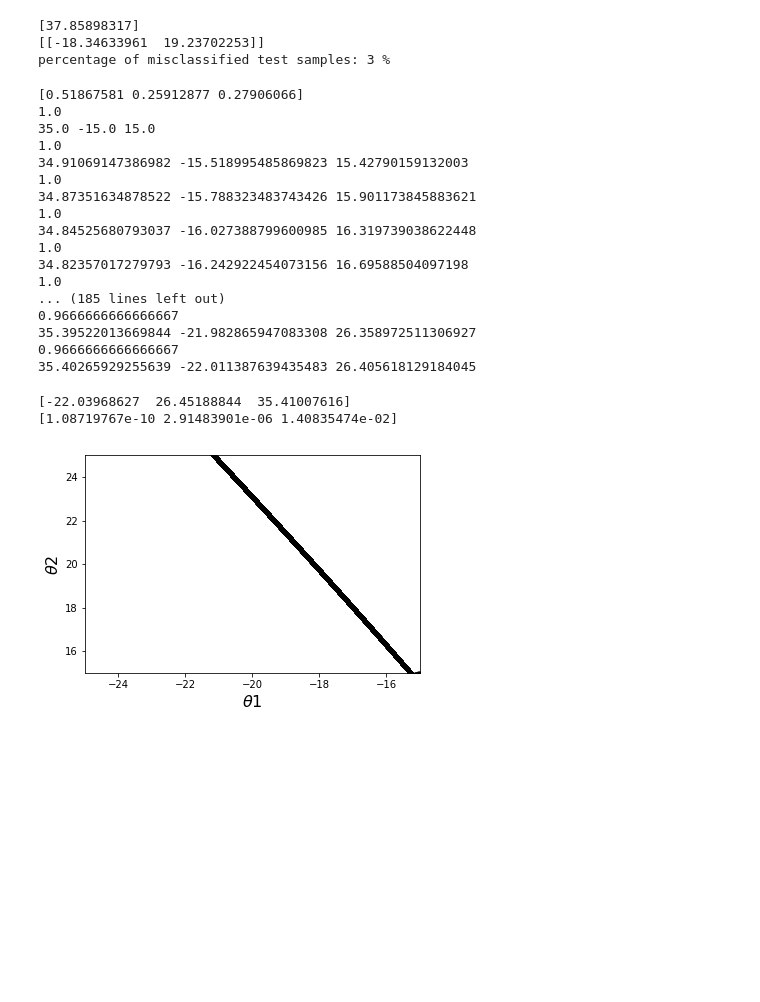
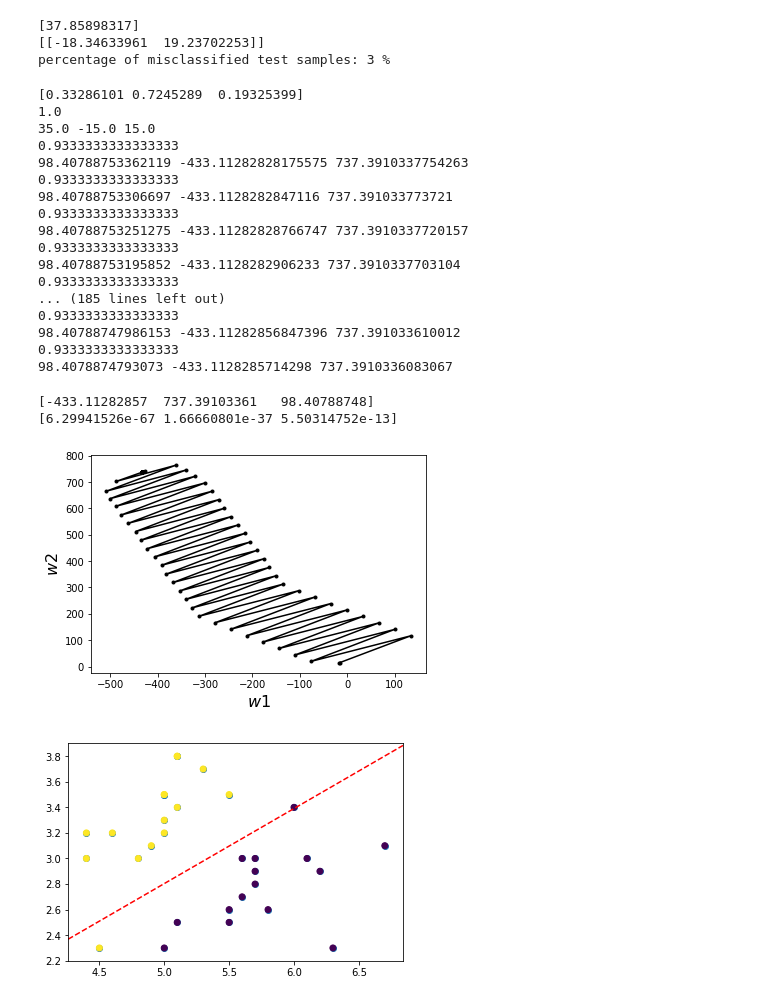
Before and after one commit to tomsan61065/DL, a Jupyter notebook: hw1/nacu版本.ipynb, the cells around one changed output. Saved outputs shown, nothing was run; the diff lists cells and outputs as text; code cells hidden in the pictures; blank space fills up the shorter version.

```diff
--- a/hw1/nacu版本.ipynb
+++ b/hw1/nacu版本.ipynb
@@ -119,7 +119,7 @@ for i in range(iteration):
         grad += logistic_func(-y*(np.dot(weight,x)  ))*(-y*x)
     #print(grad)
 
-    grad /= len(trainDataX)
+    #grad /= len(trainDataX)
     weight -= lr * grad
     #break
 
@@ -140,36 +140,58 @@ for i in range(iteration):
     W1_history.append(weight[0])
     W2_history.append(weight[1])
 # %% [output]
-[0.51867581 0.25912877 0.27906066]
+[0.33286101 0.7245289  0.19325399]
 1.0
 35.0 -15.0 15.0
-1.0
-34.91069147386982 -15.518995485869823 15.42790159132003
-1.0
-34.87351634878522 -15.788323483743426 15.901173845883621
-1.0
-34.84525680793037 -16.027388799600985 16.319739038622448
-1.0
-34.82357017279793 -16.242922454073156 16.69588504097198
-1.0
+0.9333333333333333
+98.40788753362119 -433.11282828175575 737.3910337754263
+0.9333333333333333
+98.40788753306697 -433.1128282847116 737.391033773721
+0.9333333333333333
+98.40788753251275 -433.11282828766747 737.3910337720157
+0.9333333333333333
+98.40788753195852 -433.1128282906233 737.3910337703104
+0.9333333333333333
 ... (185 lines left out)
-0.9666666666666667
-35.39522013669844 -21.982865947083308 26.358972511306927
-0.9666666666666667
-35.40265929255639 -22.011387639435483 26.405618129184045
+0.9333333333333333
+98.40788747986153 -433.11282856847396 737.391033610012
+0.9333333333333333
+98.4078874793073 -433.1128285714298 737.3910336083067
 # %%
 print(weight)
 print(logistic_func(-y*(np.dot(weight,x)  )*(-y*x) ))
 # %% [output]
-[-22.03968627  26.45188844  35.41007616]
-[1.08719767e-10 2.91483901e-06 1.40835474e-02]
+[-433.11282857  737.39103361   98.40788748]
+[6.29941526e-67 1.66660801e-37 5.50314752e-13]
 # %%
 #plt.plot([-188.4], [2.67], 'x', ms=12, markeredgewidth=3, color='orange')
 plt.plot(W1_history, W2_history, 'o-', ms=3, lw=1.5, color='black')
-plt.xlim(-25,-15)
-plt.ylim(15,25)
-plt.xlabel(r'$θ1$', fontsize=16)
-plt.ylabel(r'$θ2$', fontsize=16)
+#plt.xlim(-25,-15)
+#plt.ylim(15,25)
+plt.xlabel(r'$w1$', fontsize=16)
+plt.ylabel(r'$w2$', fontsize=16)
 plt.show()
+
+plt.scatter(testX[:, 0], testX[:, 1])
+x_min, x_max = testX[:, 0].min() - .5, testX[:, 0].max() + .5
+y_min, y_max = testX[:, 1].min() - .5, testX[:, 1].max() + .5
+x1 = np.linspace(x_min, x_max, 1000)
+x2 = np.linspace(y_min, y_max, 1000)
+#0.5 = logistic_func(np.dot(weight,x))
+
+
+# w[1] * y = w[0] * x + b
+# to solve for y
+y = (weight[0] * x1)/weight[1] + weight[2] / weight[1]
+
+plt.scatter(testX[:,0], testX[:,1], c=testY.reshape(-1))
+ax = plt.gca()
+ax.autoscale(False)
+x_vals = np.array(ax.get_xlim())
+y_vals = -(x_vals * weight[0] + weight[2])/weight[1]
+plt.plot(x_vals, y_vals, '--', c="red")
+
+plt.show()
 # %% [output]
-[figure, old version]
+[figure, new version]
+[figure, added]
```
Also changed, not shown: 4 other files.
